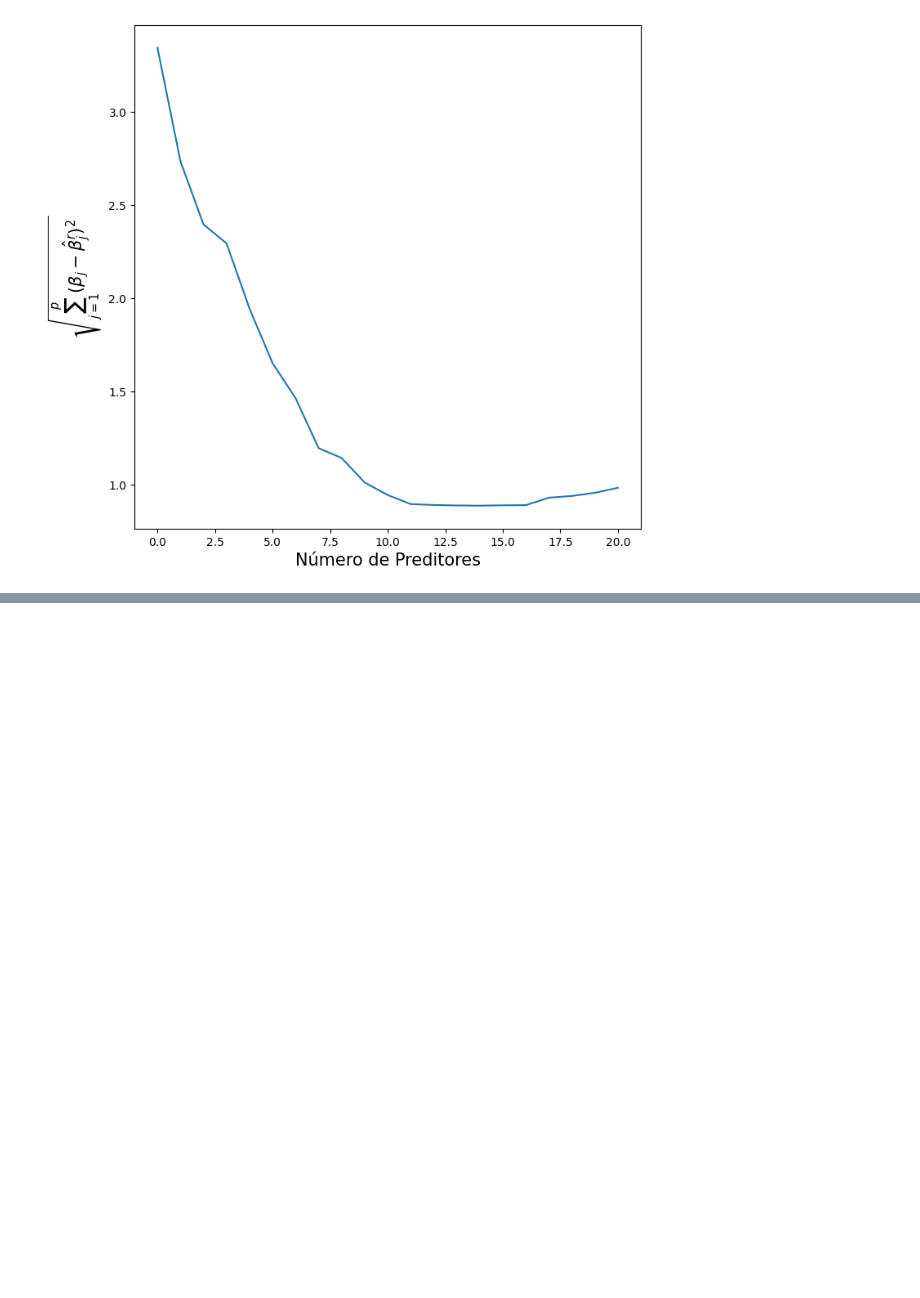
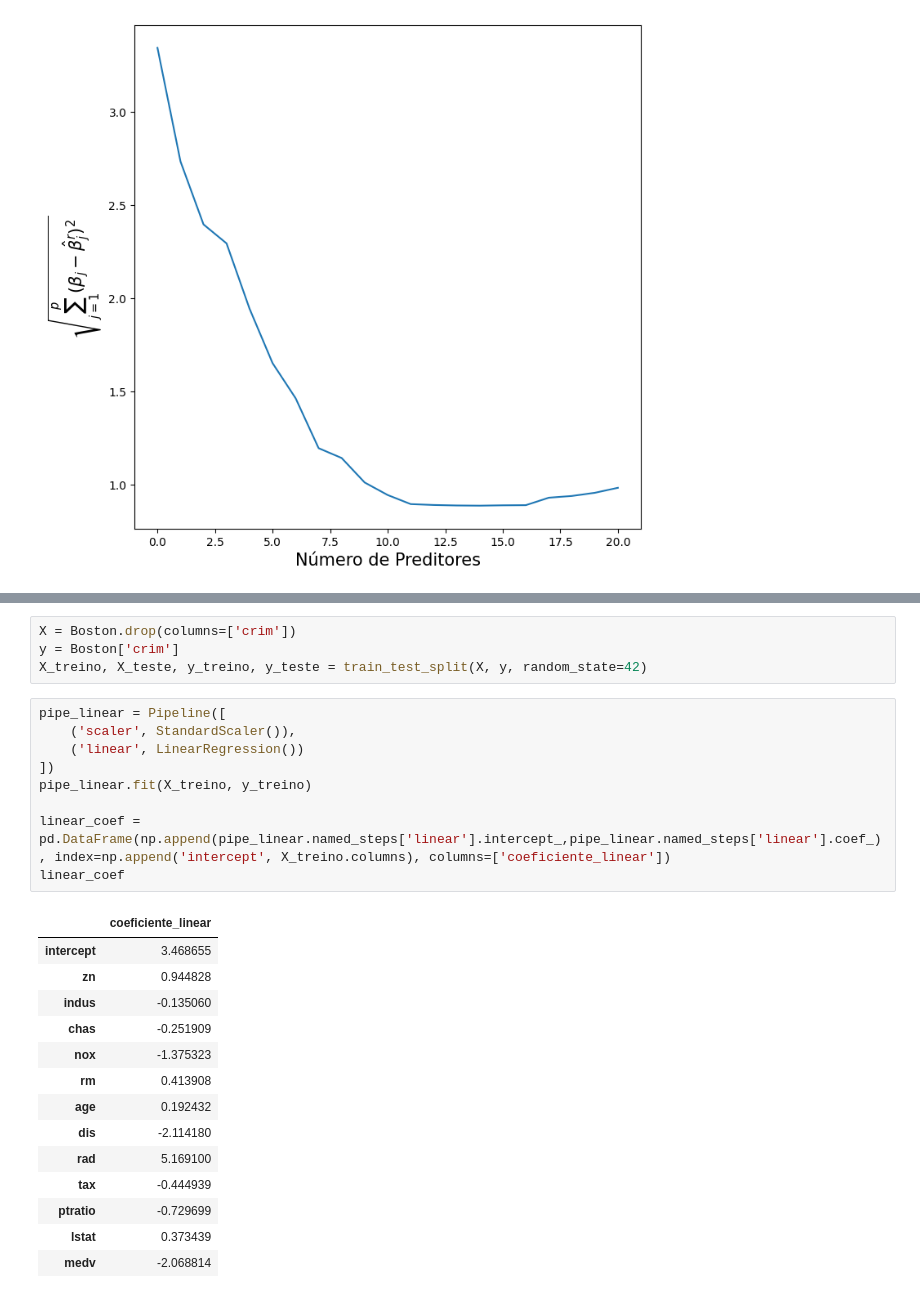
Before and after one commit to oliveira-silva-lucas/ISLP, a Jupyter notebook: Cap_06_Linear_Models_Regularization/Exercises/ex_cap_06.ipynb, the cells around one changed output, grey strips where cells are left out. Saved outputs shown, nothing was run; the diff lists cells and outputs as text; blank space fills up the shorter version.

```diff
--- a/Cap_06_Linear_Models_Regularization/Exercises/ex_cap_06.ipynb
+++ b/Cap_06_Linear_Models_Regularization/Exercises/ex_cap_06.ipynb
@@ -951,0 +1000,28 @@ ax.set_ylabel('$\\sqrt{\\sum_{j=1}^{p} (\\beta_j - \\hat\\beta_j^r)^2}$', fontsi
+# %%
+X = Boston.drop(columns=['crim'])
+y = Boston['crim']
+X_treino, X_teste, y_treino, y_teste = train_test_split(X, y, random_state=42)
+# %%
+pipe_linear = Pipeline([
+    ('scaler', StandardScaler()),
+    ('linear', LinearRegression())
+])
+pipe_linear.fit(X_treino, y_treino)
+
+linear_coef = pd.DataFrame(np.append(pipe_linear.named_steps['linear'].intercept_,pipe_linear.named_steps['linear'].coef_), index=np.append('intercept', X_treino.columns), columns=['coeficiente_linear'])
+linear_coef
+# %% [output]
+|  | coeficiente_linear |
+| intercept | 3.468655 |
+| zn | 0.944828 |
+| indus | -0.135060 |
+| chas | -0.251909 |
+| nox | -1.375323 |
+| rm | 0.413908 |
+| age | 0.192432 |
+| dis | -2.114180 |
+| rad | 5.169100 |
+| tax | -0.444939 |
+| ptratio | -0.729699 |
+| lstat | 0.373439 |
+| medv | -2.068814 |
```
Also changed, not shown: parts of 22 cells of this notebook.
